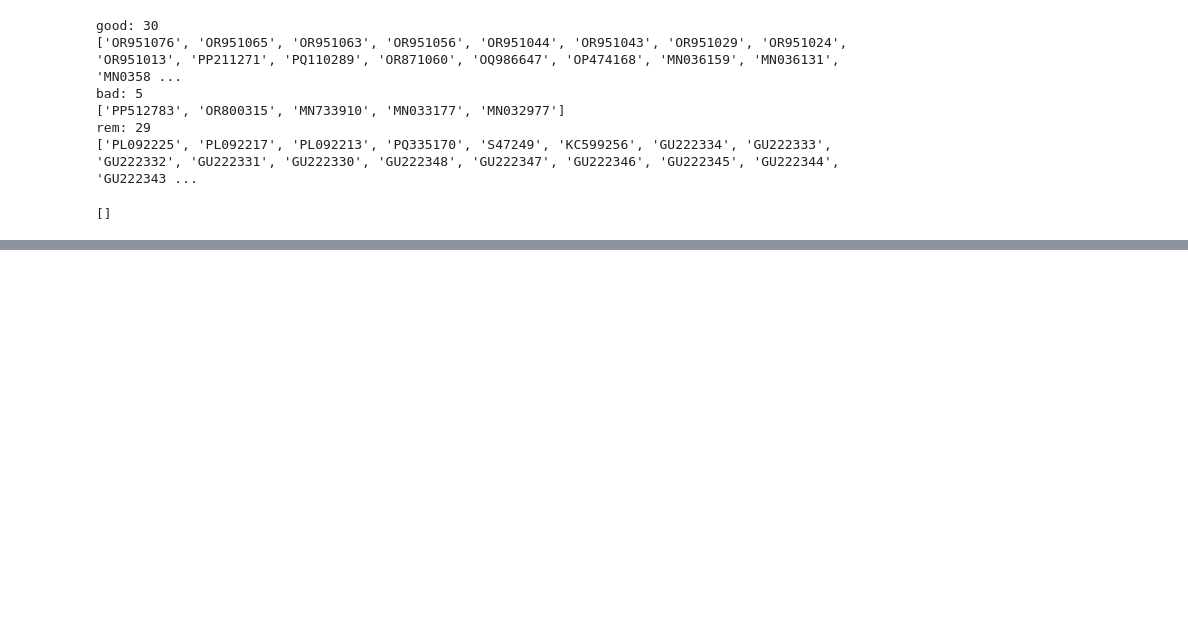
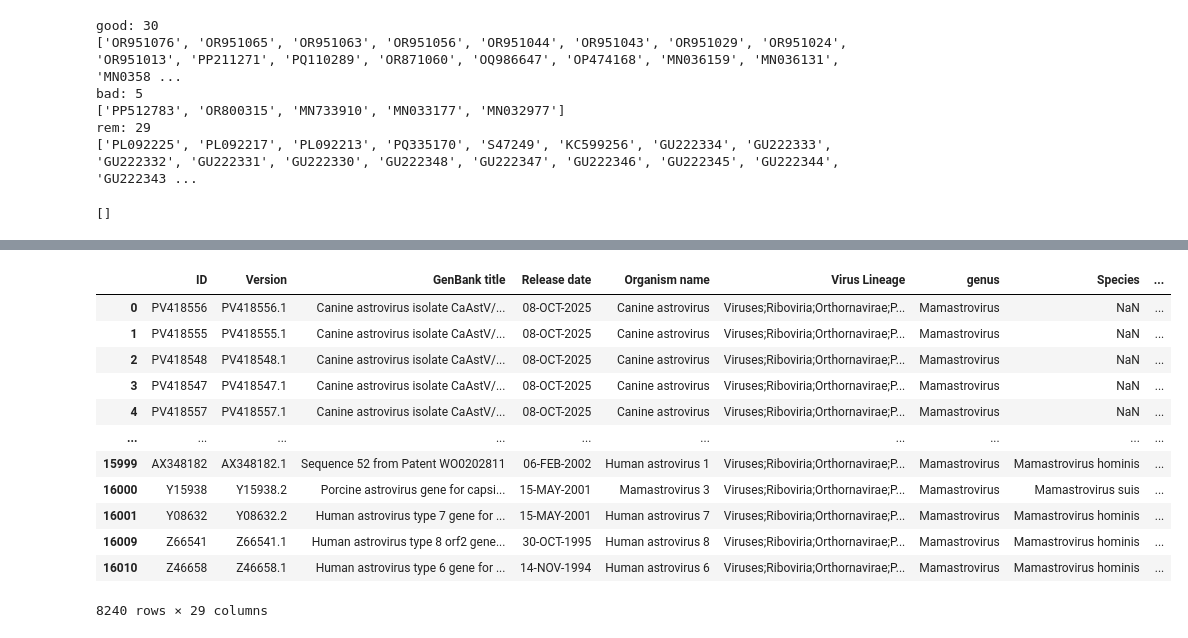
Before and after one commit to akarnaukhova2003/Astroviridae_database, a Jupyter notebook: data/find_orfs_from_interpro.ipynb, the cells around one changed output, grey strips where cells are left out. Drawn from its saved outputs; the diff is of its cells as text; code cells hidden in the pictures; blank space fills up the shorter version.

```diff
--- a/data/find_orfs_from_interpro.ipynb
+++ b/data/find_orfs_from_interpro.ipynb
@@ -1846,3 +1846,45 @@ diff = list(set(ids_df3) - set(ids_df3_target))
 print(diff)
 # %% [output]
 []
+# %%
+import pandas as pd
+
+# ===================== НАСТРОЙКИ (измените под свой файл) =====================
+input_file = "Astroviridae_20042026_full.csv"          # путь к вашему CSV-файлу
+search_column = "Virus Lineage"          # название колонки, где искать вирусы
+output_file = "result_with_genus.csv"  # (необязательно) файл для сохранения результата
+# =============================================================================
+
+# 1. Читаем CSV
+df = pd.read_csv(input_file)
+
+# 2. Находим позицию таргетной колонки
+target_idx = df.columns.get_loc(search_column)  # индекс колонки (0-based)
+
+# 3. Создаём временную колонку genus
+df['genus'] = None
+
+# 4. Заполняем genus
+for idx, value in df[search_column].items():
+    if pd.isna(value):
+        continue
+    value_str = str(value).lower()
+    if 'mamastrovirus' in value_str:
+        df.at[idx, 'genus'] = 'Mamastrovirus'
+    elif 'avastrovirus' in value_str:
+        df.at[idx, 'genus'] = 'Avastrovirus'
+
+# 5. Перемещаем колонку genus сразу после таргетной
+col_names = df.columns.tolist()
+# Удаляем 'genus' из списка (она последняя, но на всякий случай)
+col_names.pop(col_names.index('genus'))
+# Вставляем обратно на позицию target_idx + 1
+col_names.insert(target_idx + 1, 'genus')
+df = df[col_names]
+
+# 6. Сохраняем и показываем
+df.to_csv(output_file, index=False)
+print(f"Сохранено в {output_file}")
+
+# 7. Показываем первые строки (genus будет рядом с таргетной колонкой)
+df.head()
@@ -1848,0 +1900,16 @@ print(diff)
+# %%
+df[df['genus']=='Mamastrovirus']
+# %% [output]
+|  | ID | Version | GenBank title | Release date | Organism name | Virus Lineage | genus | Species | ... |
+| 0 | PV418556 | PV418556.1 | Canine astrovirus isolate CaAstV/... | 08-OCT-2025 | Canine astrovirus | Viruses;Riboviria;Orthornavirae;P... | Mamastrovirus | NaN | ... |
+| 1 | PV418555 | PV418555.1 | Canine astrovirus isolate CaAstV/... | 08-OCT-2025 | Canine astrovirus | Viruses;Riboviria;Orthornavirae;P... | Mamastrovirus | NaN | ... |
+| 2 | PV418548 | PV418548.1 | Canine astrovirus isolate CaAstV/... | 08-OCT-2025 | Canine astrovirus | Viruses;Riboviria;Orthornavirae;P... | Mamastrovirus | NaN | ... |
+| 3 | PV418547 | PV418547.1 | Canine astrovirus isolate CaAstV/... | 08-OCT-2025 | Canine astrovirus | Viruses;Riboviria;Orthornavirae;P... | Mamastrovirus | NaN | ... |
+| 4 | PV418557 | PV418557.1 | Canine astrovirus isolate CaAstV/... | 08-OCT-2025 | Canine astrovirus | Viruses;Riboviria;Orthornavirae;P... | Mamastrovirus | NaN | ... |
+| ... | ... | ... | ... | ... | ... | ... | ... | ... | ... |
+| 15999 | AX348182 | AX348182.1 | Sequence 52 from Patent WO0202811 | 06-FEB-2002 | Human astrovirus 1 | Viruses;Riboviria;Orthornavirae;P... | Mamastrovirus | Mamastrovirus hominis | ... |
+| 16000 | Y15938 | Y15938.2 | Porcine astrovirus gene for capsi... | 15-MAY-2001 | Mamastrovirus 3 | Viruses;Riboviria;Orthornavirae;P... | Mamastrovirus | Mamastrovirus suis | ... |
+| 16001 | Y08632 | Y08632.2 | Human astrovirus type 7 gene for ... | 15-MAY-2001 | Human astrovirus 7 | Viruses;Riboviria;Orthornavirae;P... | Mamastrovirus | Mamastrovirus hominis | ... |
+| 16009 | Z66541 | Z66541.1 | Human astrovirus type 8 orf2 gene... | 30-OCT-1995 | Human astrovirus 8 | Viruses;Riboviria;Orthornavirae;P... | Mamastrovirus | Mamastrovirus hominis | ... |
+| 16010 | Z46658 | Z46658.1 | Human astrovirus type 6 gene for ... | 14-NOV-1994 | Human astrovirus 6 | Viruses;Riboviria;Orthornavirae;P... | Mamastrovirus | Mamastrovirus hominis | ... |
+8240 rows × 29 columns
```
Also changed, not shown: parts of 7 cells of this notebook, 30 other files.
